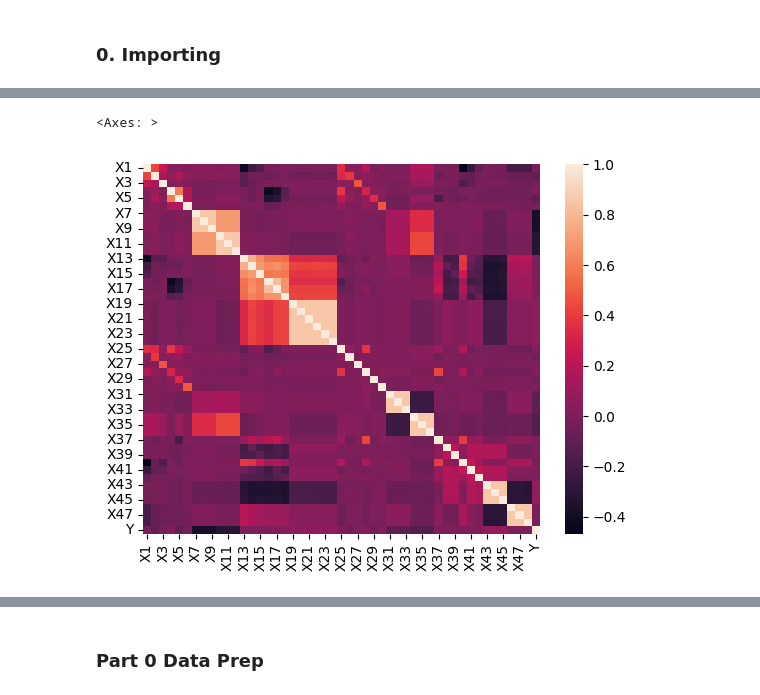
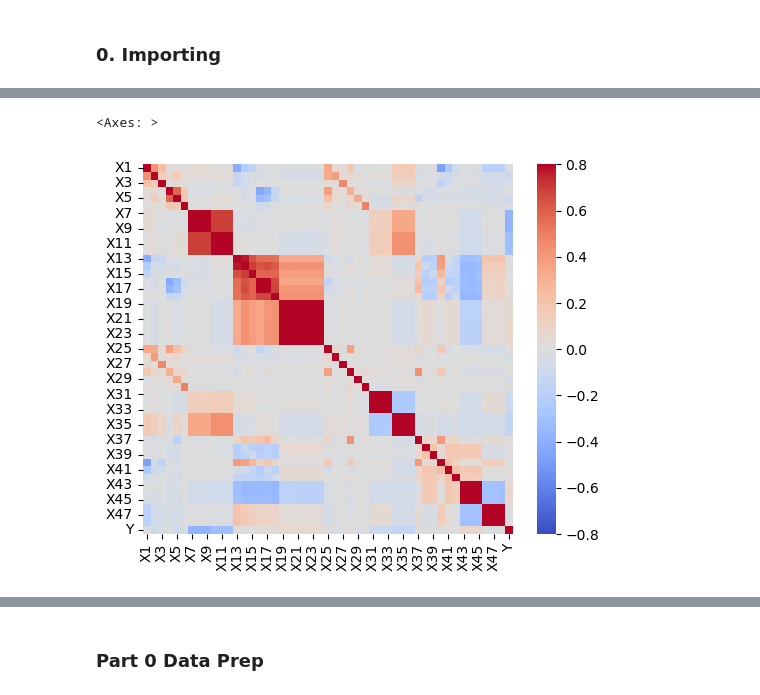
Before and after one commit to tjmeltesen/AML, a Jupyter notebook: Project/inspections.ipynb, the cells around one changed output, grey strips where cells are left out. Saved outputs shown, nothing was run; the diff lists cells and outputs as text; code cells hidden in the pictures.

```diff
--- a/Project/inspections.ipynb
+++ b/Project/inspections.ipynb
@@ -47,12 +124,13 @@ dtype: int64
 # %%
 # =====================================================================
 # Correlation matrix
 #
 # =====================================================================
-sns.heatmap(df.corr())
+sns.heatmap(df.corr(), square=True, vmax=.8, vmin=-.8, center=0, cmap='coolwarm')
+
 # Correlation matrix shows elements of multicollinearity.
 # When deciding the model we gotta be careful about multicollinearity as this will affect the model's performance
 # additional considerations may be needed in terms of scaling and dimensionality reduction.
 # %% [output]
 <Axes: >
-[figure, old version]
+[figure, new version]
```
Also changed, not shown: parts of 21 cells of this notebook.
